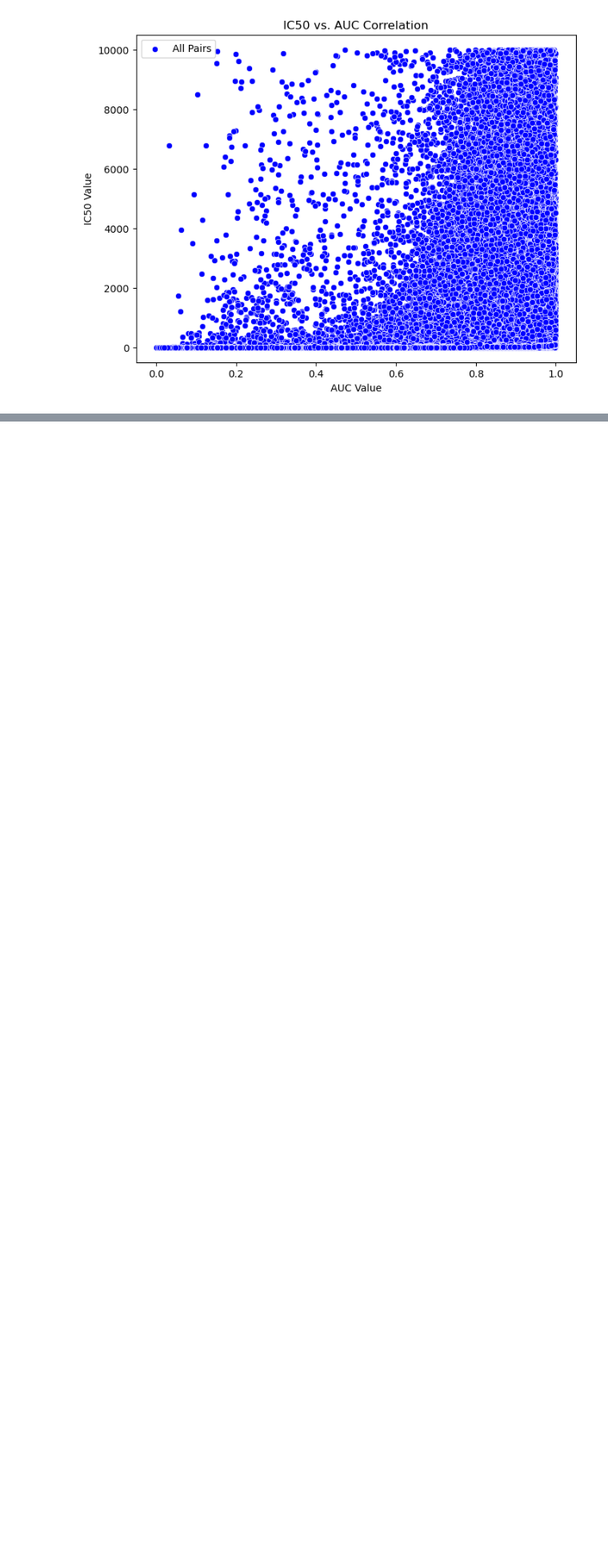
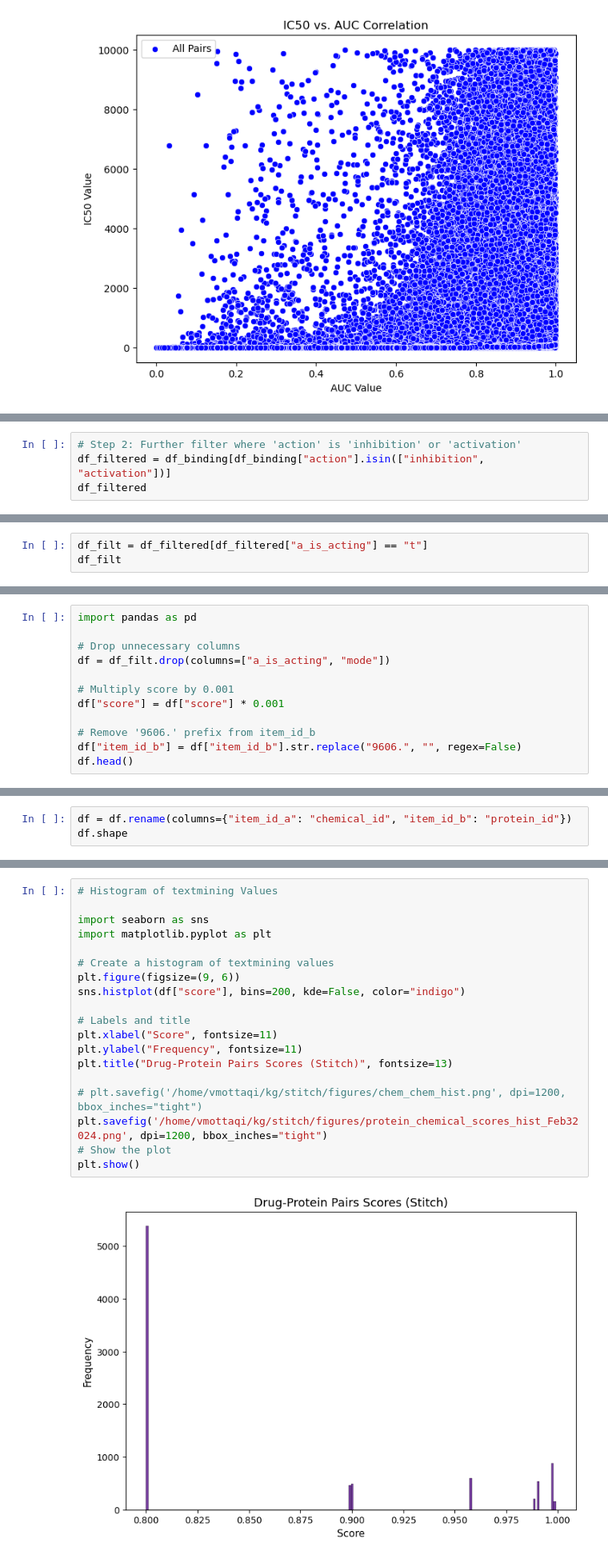
Before and after one commit to mmottaqii/KG-DrugDiscovery, a Jupyter notebook: scripts/kg_preprocessing.ipynb, the cells around one changed output, grey strips where cells are left out. Shown at 80% size. Cells and saved outputs as stored; diff of their text form; blank space fills up the shorter version.

```diff
--- a/scripts/kg_preprocessing.ipynb
+++ b/scripts/kg_preprocessing.ipynb
@@ -1633,0 +2125,4 @@ plt.show()
+# %%
+# Step 2: Further filter where 'action' is 'inhibition' or 'activation'
+df_filtered = df_binding[df_binding["action"].isin(["inhibition", "activation"])]
+df_filtered
@@ -1633,0 +2143,3 @@ plt.show()
+# %%
+df_filt = df_filtered[df_filtered["a_is_acting"] == "t"]
+df_filt
@@ -1633,0 +2191,12 @@ plt.show()
+# %%
+import pandas as pd
+
+# Drop unnecessary columns
+df = df_filt.drop(columns=["a_is_acting", "mode"])
+
+# Multiply score by 0.001
+df["score"] = df["score"] * 0.001
+
+# Remove '9606.' prefix from item_id_b
+df["item_id_b"] = df["item_id_b"].str.replace("9606.", "", regex=False)
+df.head()
@@ -1633,0 +2210,3 @@ plt.show()
+# %%
+df = df.rename(columns={"item_id_a": "chemical_id", "item_id_b": "protein_id"})
+df.shape
@@ -1633,0 +2226,21 @@ plt.show()
+# %%
+# Histogram of textmining Values
+
+import seaborn as sns
+import matplotlib.pyplot as plt
+
+# Create a histogram of textmining values
+plt.figure(figsize=(9, 6))
+sns.histplot(df["score"], bins=200, kde=False, color="indigo")
+
+# Labels and title
+plt.xlabel("Score", fontsize=11)
+plt.ylabel("Frequency", fontsize=11)
+plt.title("Drug-Protein Pairs Scores (Stitch)", fontsize=13)
+
+# plt.savefig('/home/vmottaqi/kg/stitch/figures/chem_chem_hist.png', dpi=1200, bbox_inches="tight")
+plt.savefig('/home/vmottaqi/kg/stitch/figures/protein_chemical_scores_hist_Feb32024.png', dpi=1200, bbox_inches="tight")
+# Show the plot
+plt.show()
+# %% [output]
+[figure, added]
```
Also changed, not shown: parts of 62 cells of this notebook.
